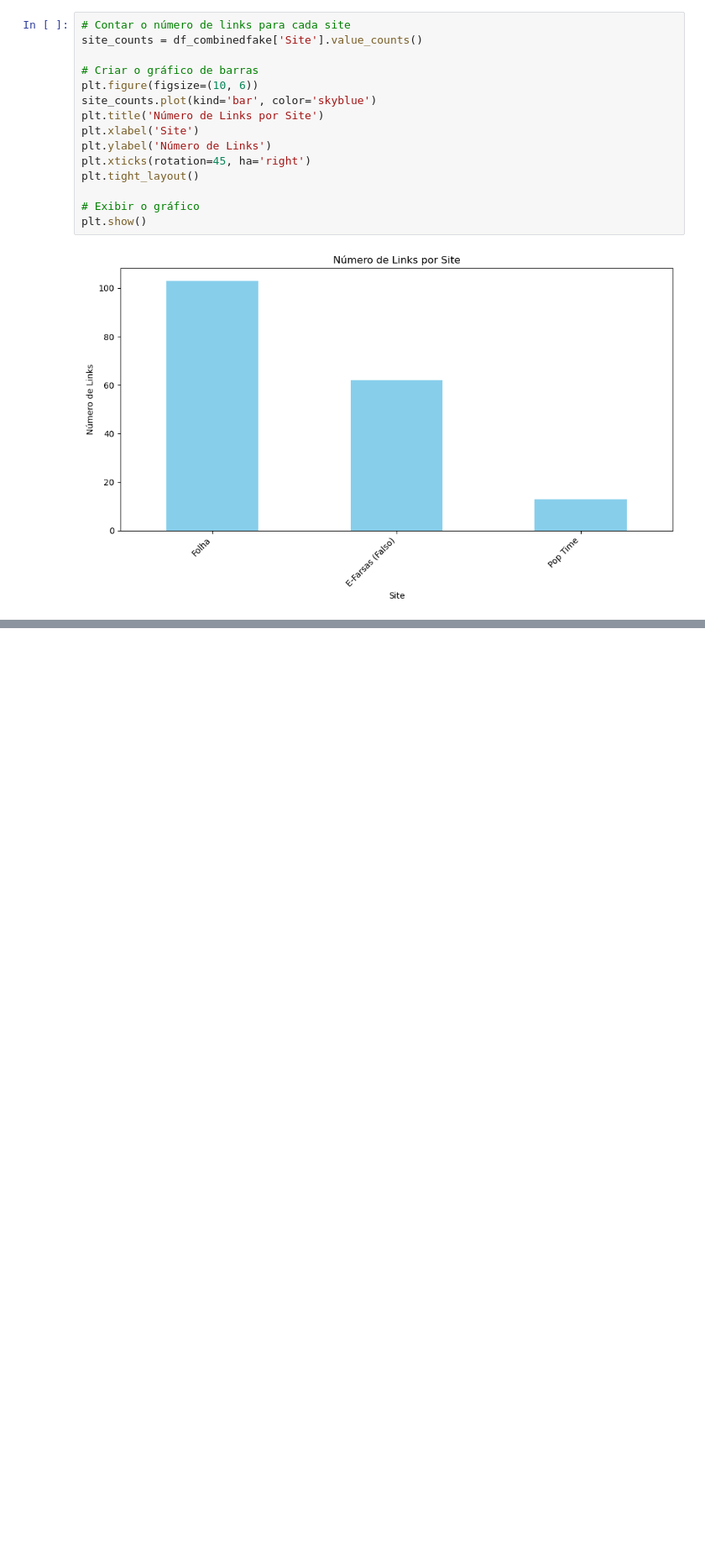
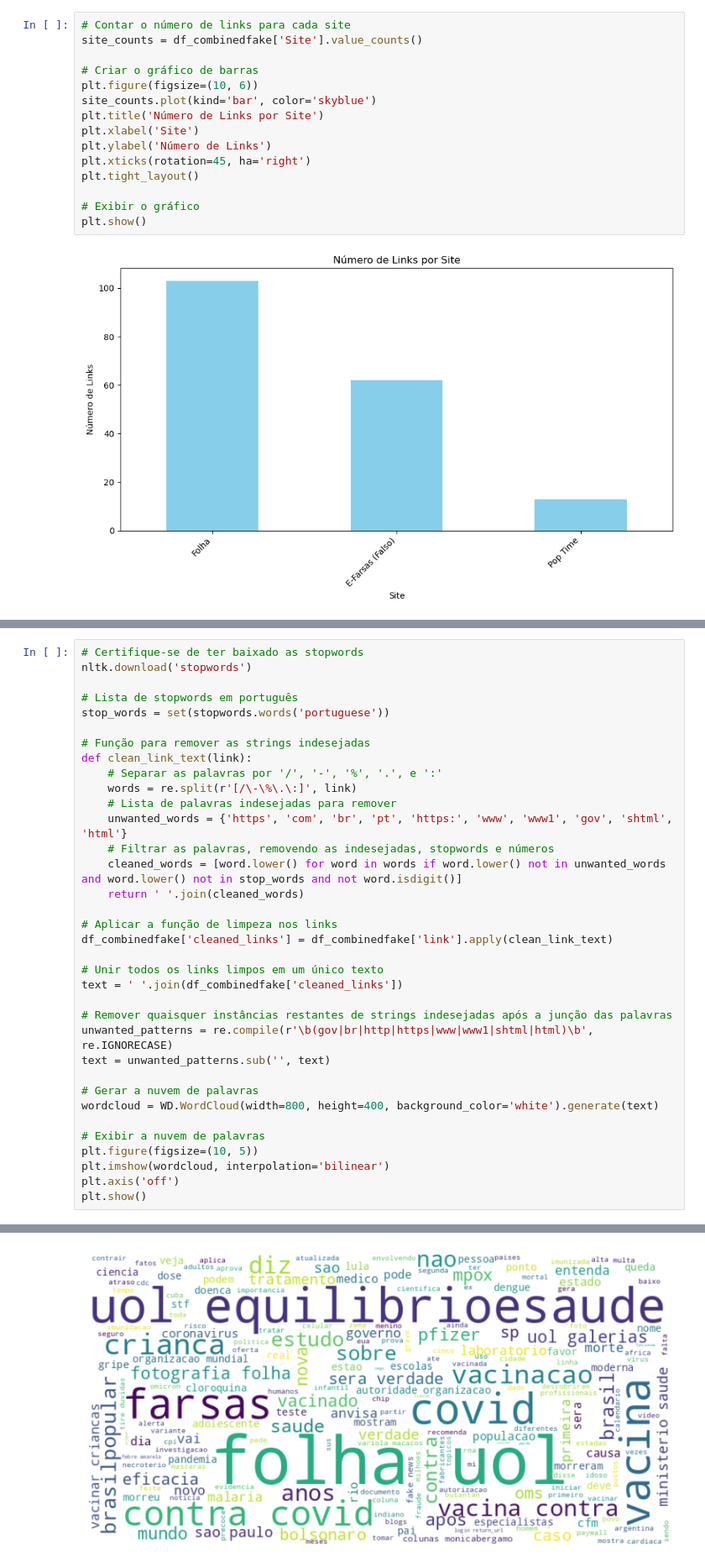
Before and after one commit to Thomazellinho/tcc_noticiasfalsas_ilum, a Jupyter notebook: tcc2.ipynb, the cells around one changed output, grey strips where cells are left out. Shown at 84% size. Saved outputs shown, nothing was run; the diff lists cells and outputs as text; blank space fills up the shorter version.

Commit message:
10 palavras mais recorrentes

```diff
--- a/tcc2.ipynb
+++ b/tcc2.ipynb
@@ -699,0 +724,36 @@ plt.show()
+# %%
+# Certifique-se de ter baixado as stopwords
+nltk.download('stopwords')
+
+# Lista de stopwords em português
+stop_words = set(stopwords.words('portuguese'))
+
+# Função para remover as strings indesejadas
+def clean_link_text(link):
+    # Separar as palavras por '/', '-', '%', '.', e ':'
+    words = re.split(r'[/\-\%\.\:]', link)
+    # Lista de palavras indesejadas para remover
+    unwanted_words = {'https', 'com', 'br', 'pt', 'https:', 'www', 'www1', 'gov', 'shtml', 'html'}
+    # Filtrar as palavras, removendo as indesejadas, stopwords e números
+    cleaned_words = [word.lower() for word in words if word.lower() not in unwanted_words and word.lower() not in stop_words and not word.isdigit()]
+    return ' '.join(cleaned_words)
+
+# Aplicar a função de limpeza nos links
+df_combinedfake['cleaned_links'] = df_combinedfake['link'].apply(clean_link_text)
+
+# Unir todos os links limpos em um único texto
+text = ' '.join(df_combinedfake['cleaned_links'])
+
+# Remover quaisquer instâncias restantes de strings indesejadas após a junção das palavras
+unwanted_patterns = re.compile(r'\b(gov|br|http|https|www|www1|shtml|html)\b', re.IGNORECASE)
+text = unwanted_patterns.sub('', text)
+
+# Gerar a nuvem de palavras
+wordcloud = WD.WordCloud(width=800, height=400, background_color='white').generate(text)
+
+# Exibir a nuvem de palavras
+plt.figure(figsize=(10, 5))
+plt.imshow(wordcloud, interpolation='bilinear')
+plt.axis('off')
+plt.show()
+# %% [output]
@@ -699,0 +763 @@ plt.show()
+[figure, added]
```
Also changed, not shown: parts of 18 cells of this notebook.
